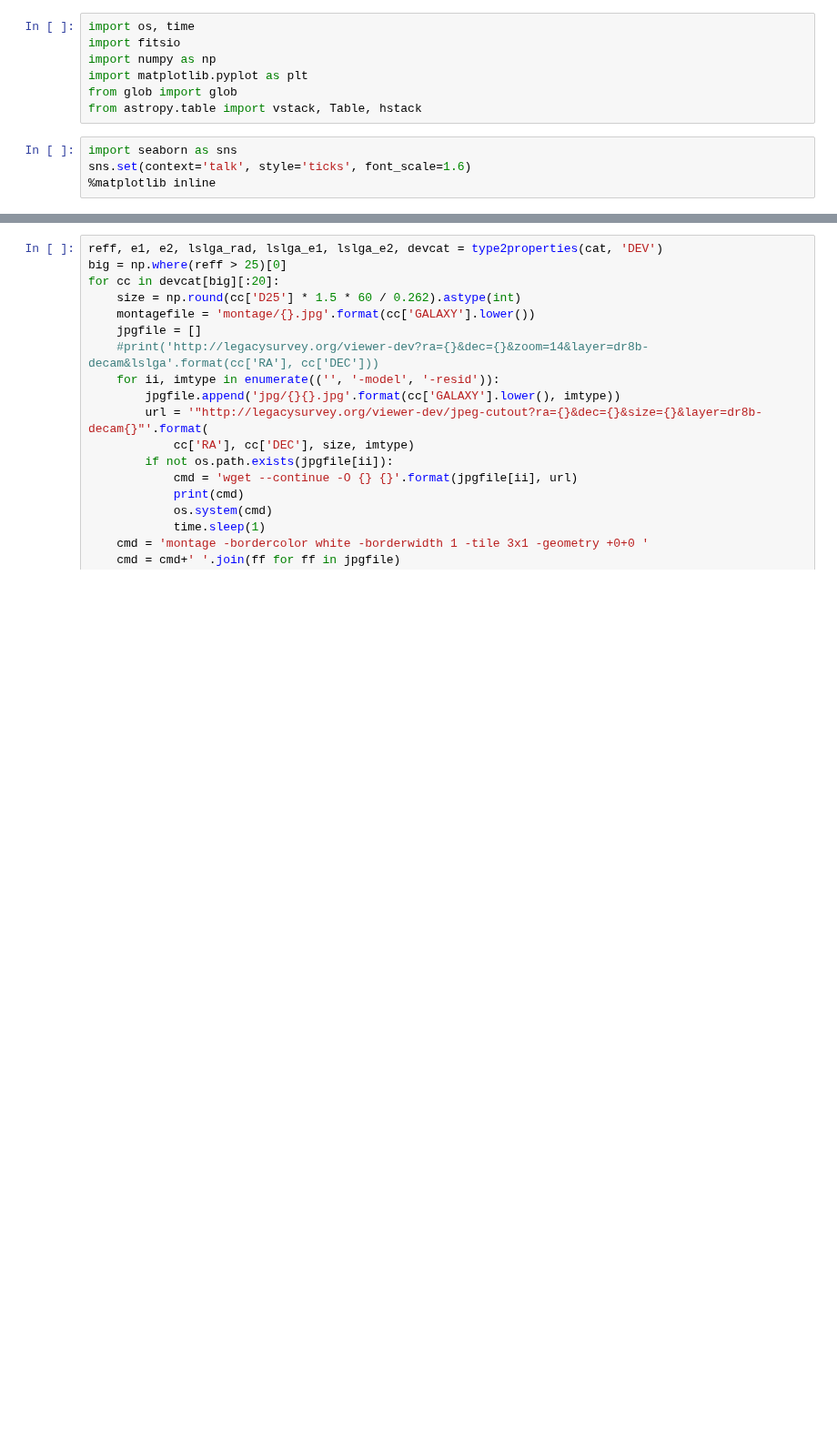
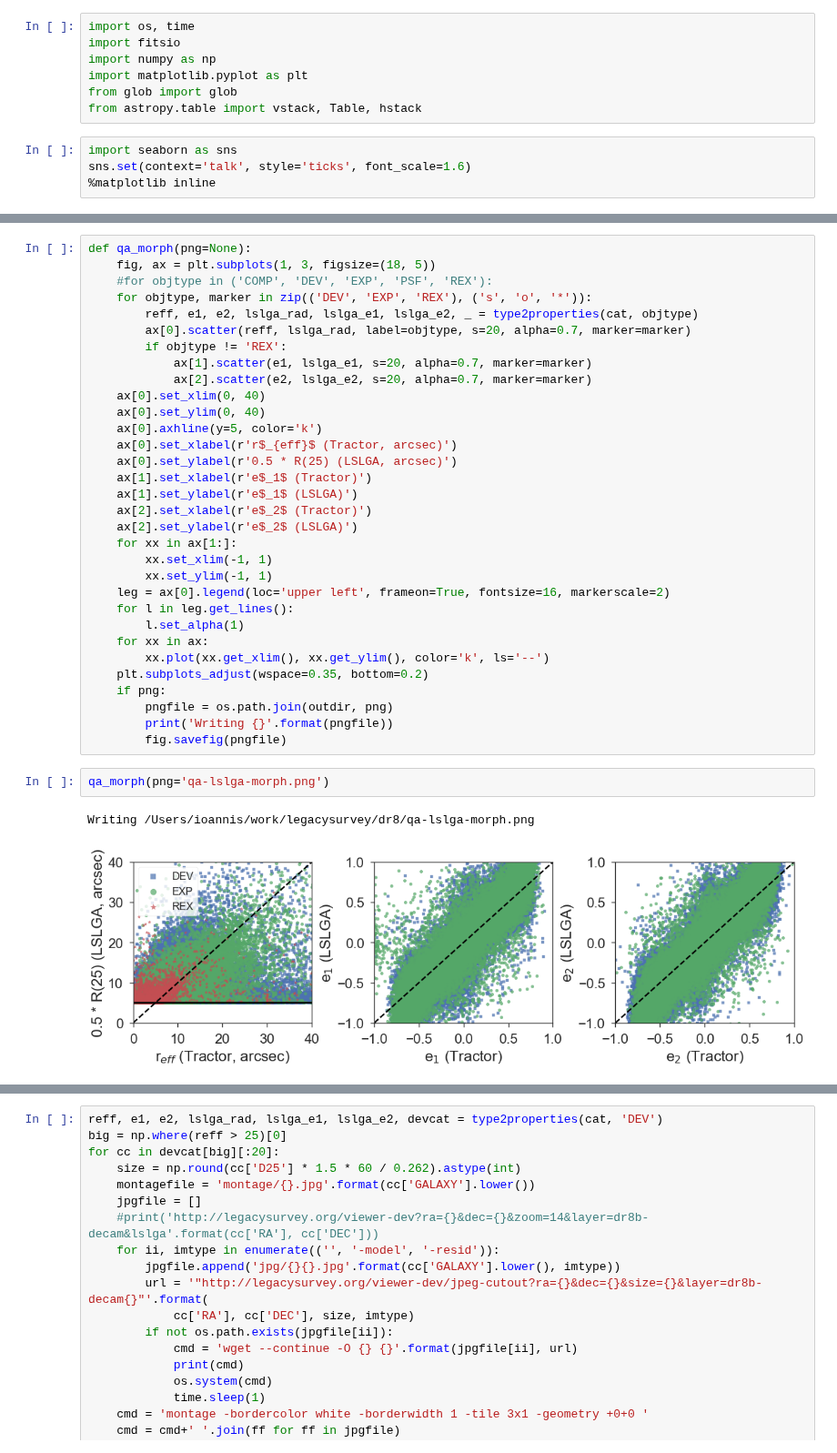
Before and after one commit to legacysurvey/legacypipe, a Jupyter notebook: doc/nb/qa-dr8-lslga.ipynb, the cells around one changed output, grey strips where cells are left out. Shown at 91% size. Cells and saved outputs as stored; diff of their text form; blank space fills up the shorter version.

```diff
--- a/doc/nb/qa-dr8-lslga.ipynb
+++ b/doc/nb/qa-dr8-lslga.ipynb
@@ -96,0 +201,37 @@ Wall time: 11min 10s
+# %%
+def qa_morph(png=None):
+    fig, ax = plt.subplots(1, 3, figsize=(18, 5))
+    #for objtype in ('COMP', 'DEV', 'EXP', 'PSF', 'REX'):
+    for objtype, marker in zip(('DEV', 'EXP', 'REX'), ('s', 'o', '*')):
+        reff, e1, e2, lslga_rad, lslga_e1, lslga_e2, _ = type2properties(cat, objtype)
+        ax[0].scatter(reff, lslga_rad, label=objtype, s=20, alpha=0.7, marker=marker)
+        if objtype != 'REX':
+            ax[1].scatter(e1, lslga_e1, s=20, alpha=0.7, marker=marker)
+            ax[2].scatter(e2, lslga_e2, s=20, alpha=0.7, marker=marker)
+    ax[0].set_xlim(0, 40)
+    ax[0].set_ylim(0, 40)
+    ax[0].axhline(y=5, color='k')
+    ax[0].set_xlabel(r'r$_{eff}$ (Tractor, arcsec)')
+    ax[0].set_ylabel(r'0.5 * R(25) (LSLGA, arcsec)')
+    ax[1].set_xlabel(r'e$_1$ (Tractor)')
+    ax[1].set_ylabel(r'e$_1$ (LSLGA)')
+    ax[2].set_xlabel(r'e$_2$ (Tractor)')
+    ax[2].set_ylabel(r'e$_2$ (LSLGA)')
+    for xx in ax[1:]:
+        xx.set_xlim(-1, 1)
+        xx.set_ylim(-1, 1)
+    leg = ax[0].legend(loc='upper left', frameon=True, fontsize=16, markerscale=2)
+    for l in leg.get_lines():
+        l.set_alpha(1)
+    for xx in ax:
+        xx.plot(xx.get_xlim(), xx.get_ylim(), color='k', ls='--')
+    plt.subplots_adjust(wspace=0.35, bottom=0.2)
+    if png:
+        pngfile = os.path.join(outdir, png)
+        print('Writing {}'.format(pngfile))
+        fig.savefig(pngfile)
+# %%
+qa_morph(png='qa-lslga-morph.png')
+# %% [output]
+Writing /Users/ioannis/work/legacysurvey/dr8/qa-lslga-morph.png
+[figure, added]
```
Also changed, not shown: parts of 24 cells of this notebook.
